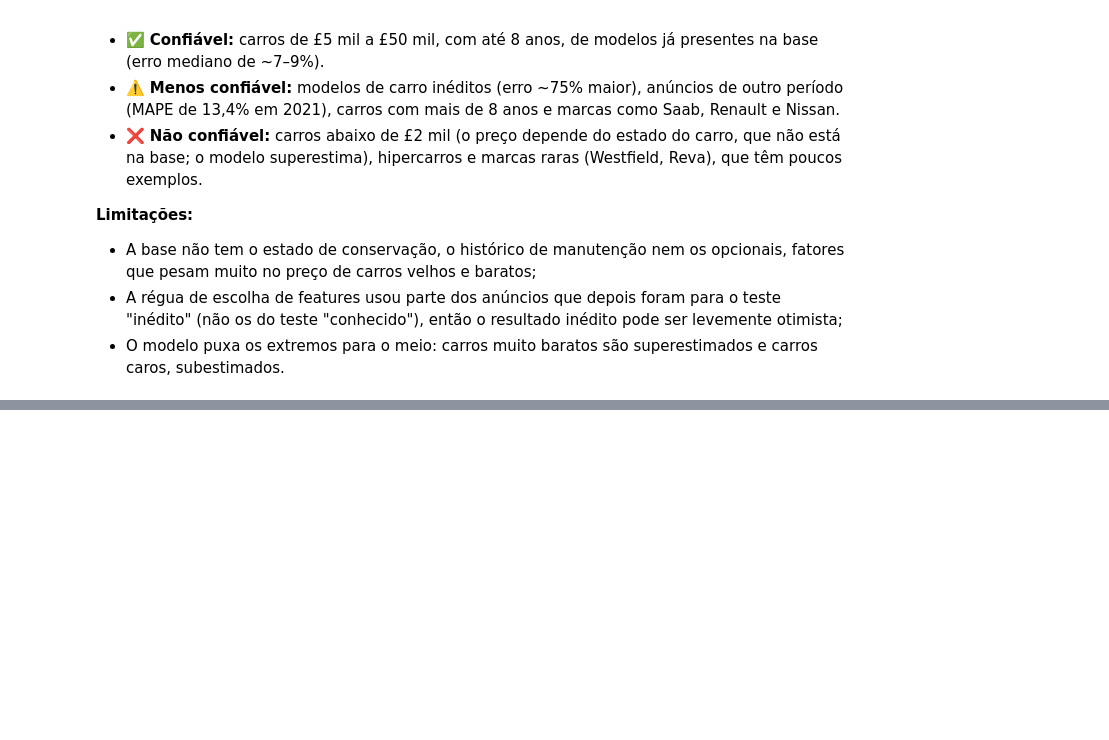
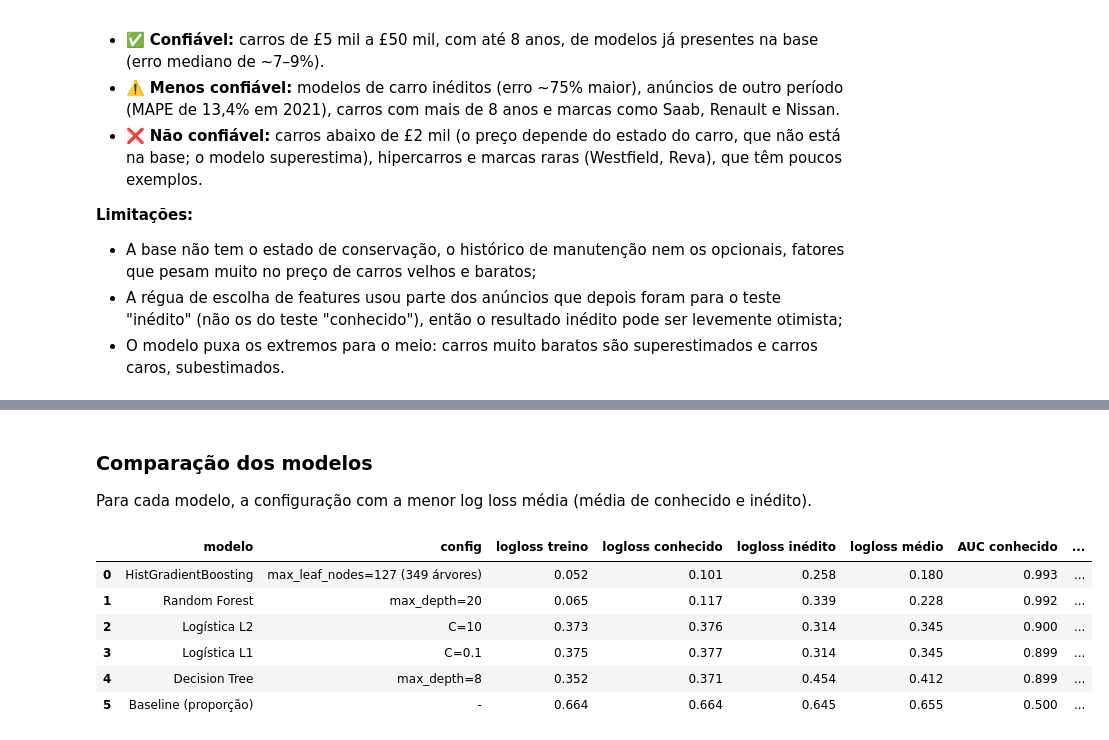
Before and after one commit to antoniosdiass-coder/projeto1, a Jupyter notebook: projeto1.ipynb, the cells around one changed output, grey strips where cells are left out. Saved outputs shown, nothing was run; the diff lists cells and outputs as text; code cells hidden in the pictures; blank space fills up the shorter version.

```diff
--- a/projeto1.ipynb
+++ b/projeto1.ipynb
@@ -2817,0 +2986,6 @@ previsões: 300 | sem NaN: True | exemplo: [ 3632.  2699.  5673. 32723.  6459.]
+# %%
+from sklearn.dummy import DummyClassifier
+
+res_base_cambio = pd.DataFrame([
+    treinar_e_validar_cambio(DummyClassifier(strategy="prior"), "Baseline (proporção)", "-")])
+res_base_cambio.round(3)
@@ -2817,0 +3068,12 @@ previsões: 300 | sem NaN: True | exemplo: [ 3632.  2699.  5673. 32723.  6459.]
+# %%
+from sklearn.ensemble import RandomForestClassifier
+
+linhas_cambio = []
+for depth in [10, 15, 20, None]:
+    pipe = Pipeline([("prep", preproc_arvore_cambio()),
+                     ("modelo", RandomForestClassifier(n_estimators=100, max_depth=depth, max_features=0.5,
+                                                       n_jobs=-1, random_state=42))])
+    linhas_cambio.append(treinar_e_validar_cambio(pipe, "Random Forest", f"max_depth={depth}"))
+
+res_rf_cambio = pd.DataFrame(linhas_cambio)
+res_rf_cambio.round(3)
@@ -2817,0 +3090,14 @@ previsões: 300 | sem NaN: True | exemplo: [ 3632.  2699.  5673. 32723.  6459.]
+# %%
+linhas_cambio = []
+for folhas in [15, 31, 63, 127]:
+    pipe = Pipeline([("prep", preproc_hgb()),
+                     ("modelo", HistGradientBoostingClassifier(
+                         max_leaf_nodes=folhas, learning_rate=0.1, max_iter=1000,
+                         early_stopping=True, n_iter_no_change=20,
+                         categorical_features=list(range(len(CATEGORICAS))), random_state=42))])
+    linha = treinar_e_validar_cambio(pipe, "HistGradientBoosting", f"max_leaf_nodes={folhas}")
+    linha["config"] += f" ({pipe.named_steps['modelo'].n_iter_} árvores)"
+    linhas_cambio.append(linha)
+
+res_hgb_cambio = pd.DataFrame(linhas_cambio)
+res_hgb_cambio.round(3)
@@ -2817,0 +3110,25 @@ previsões: 300 | sem NaN: True | exemplo: [ 3632.  2699.  5673. 32723.  6459.]
+# %% [markdown]
+### Comparação dos modelos
+
+Para cada modelo, a configuração com a menor log loss média (média de conhecido e inédito).
+# %%
+todos_cambio = pd.concat([res_base_cambio, res_l2_cambio, res_l1_cambio,
+                          res_arvore_cambio, res_rf_cambio, res_hgb_cambio], ignore_index=True)
+
+comparacao_cambio = (todos_cambio.loc[todos_cambio.groupby("modelo")["logloss médio"].idxmin()]
+                                 .sort_values("logloss médio")
+                                 .reset_index(drop=True))
+
+# Quanto cada modelo reduz a log loss em relação a não saber nada (baseline)
+ll_base = res_base_cambio["logloss médio"].iloc[0]
+comparacao_cambio["redução vs baseline %"] = (1 - comparacao_cambio["logloss médio"] / ll_base) * 100
+
+comparacao_cambio.round(3)
+# %% [output]
+|  | modelo | config | logloss treino | logloss conhecido | logloss inédito | logloss médio | AUC conhecido | ... |
+| 0 | HistGradientBoosting | max_leaf_nodes=127 (349 árvores) | 0.052 | 0.101 | 0.258 | 0.180 | 0.993 | ... |
+| 1 | Random Forest | max_depth=20 | 0.065 | 0.117 | 0.339 | 0.228 | 0.992 | ... |
+| 2 | Logística L2 | C=10 | 0.373 | 0.376 | 0.314 | 0.345 | 0.900 | ... |
+| 3 | Logística L1 | C=0.1 | 0.375 | 0.377 | 0.314 | 0.345 | 0.899 | ... |
+| 4 | Decision Tree | max_depth=8 | 0.352 | 0.371 | 0.454 | 0.412 | 0.899 | ... |
+| 5 | Baseline (proporção) | - | 0.664 | 0.664 | 0.645 | 0.655 | 0.500 | ... |
```
Also changed, not shown: parts of 22 cells of this notebook.
